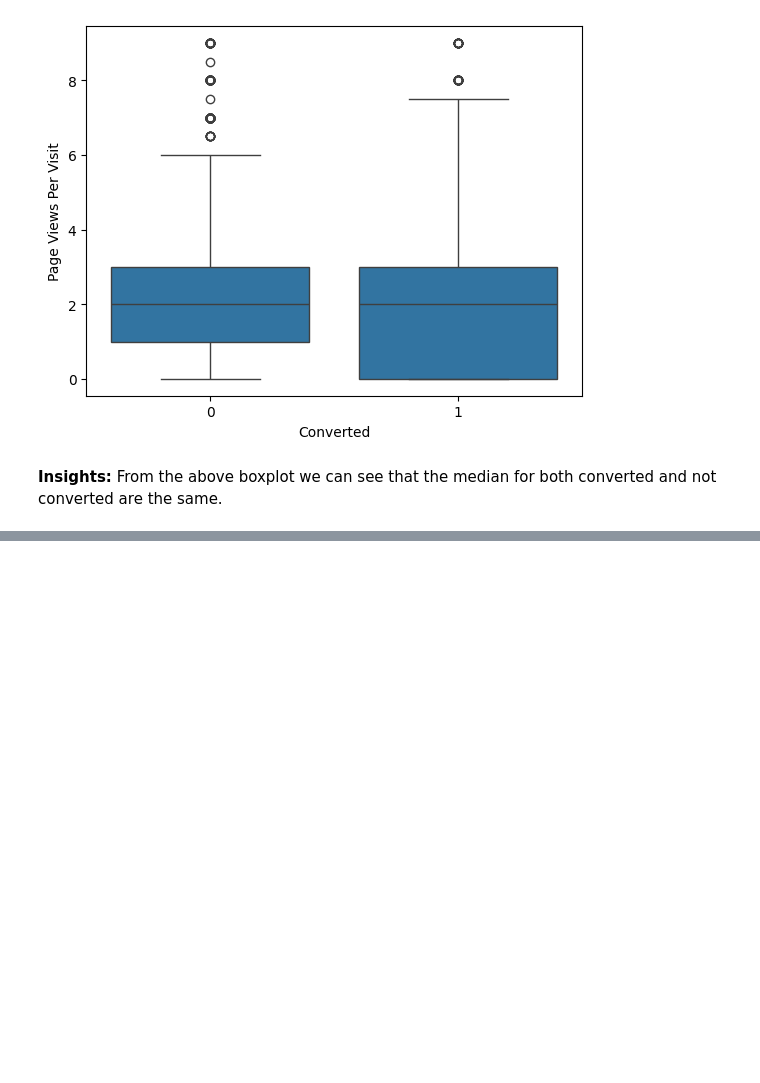
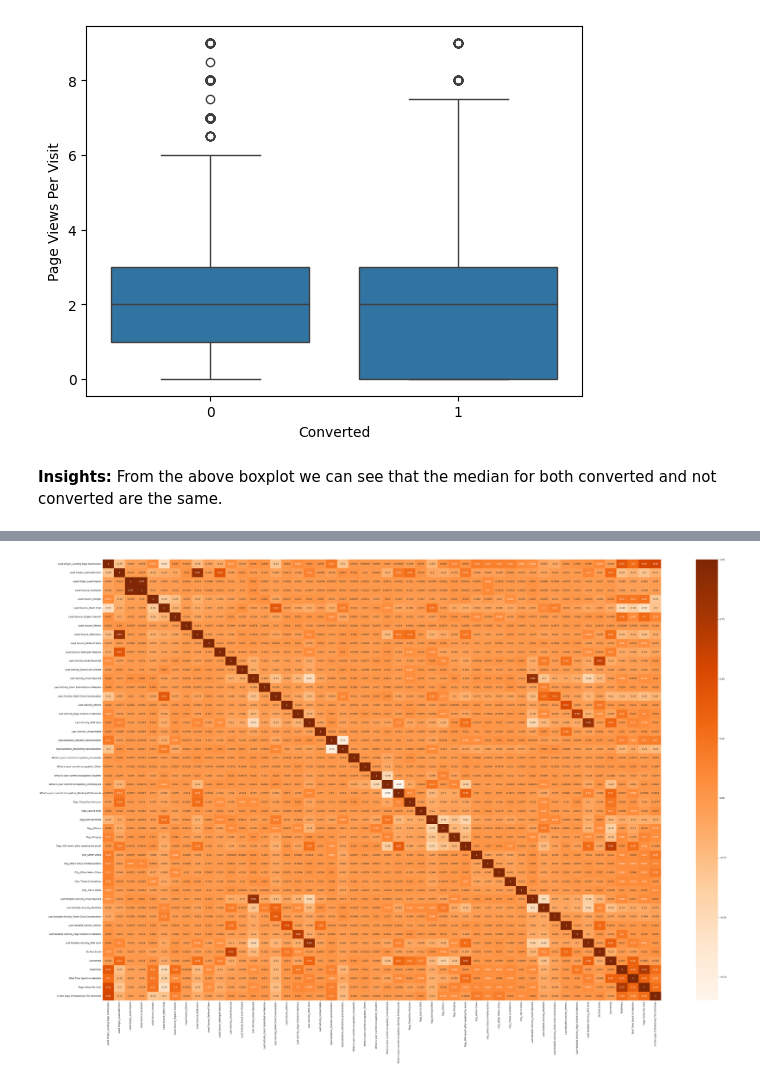
Before and after one commit to AkankshaDwivedi/lead-scoring-assignment, a Jupyter notebook: Lead_Scoring_Assignment_Akanksha.ipynb, the cells around one changed output, grey strips where cells are left out. Drawn from its saved outputs; the diff is of its cells as text; code cells hidden in the pictures; blank space fills up the shorter version.

Commit message:
Dummy Variable Creation

```diff
--- a/Lead_Scoring_Assignment_Akanksha.ipynb
+++ b/Lead_Scoring_Assignment_Akanksha.ipynb
@@ -1233,0 +1266,5 @@ From the above boxplot we can see that the median for both converted and not con
+# %%
+# Get the list of categorical columns, for dummy variable creation
+
+cat_cols = lead_df.select_dtypes(include=['object']).columns
+cat_cols
@@ -1233,0 +1278,6 @@ From the above boxplot we can see that the median for both converted and not con
+# %%
+# Let's create dummy variables for categorical columns and drop the
+# first column for each category using drop_first=True
+
+dummy = pd.get_dummies(lead_df[cat_cols], drop_first=True, dtype='int')
+dummy.head()
@@ -1233,0 +1292,5 @@ From the above boxplot we can see that the median for both converted and not con
+# %%
+# Let's concat the dummy dataset with the lead score dataset
+
+lead_df = pd.concat([dummy, lead_df], axis=1)
+lead_df.head()
@@ -1233,0 +1325,4 @@ From the above boxplot we can see that the median for both converted and not con
+# %%
+# Dropping the columns for which the dummy variables are created.
+
+lead_df.drop(columns=cat_cols, axis=1, inplace=True)
@@ -1233,0 +1419,6 @@ From the above boxplot we can see that the median for both converted and not con
+# %%
+plt.figure(figsize = (55, 35))
+sns.heatmap(lead_df.corr(numeric_only=True), cmap='Oranges', annot=True)
+plt.show()
+# %% [output]
+[figure, added]
```
Also changed, not shown: parts of 27 cells of this notebook.
